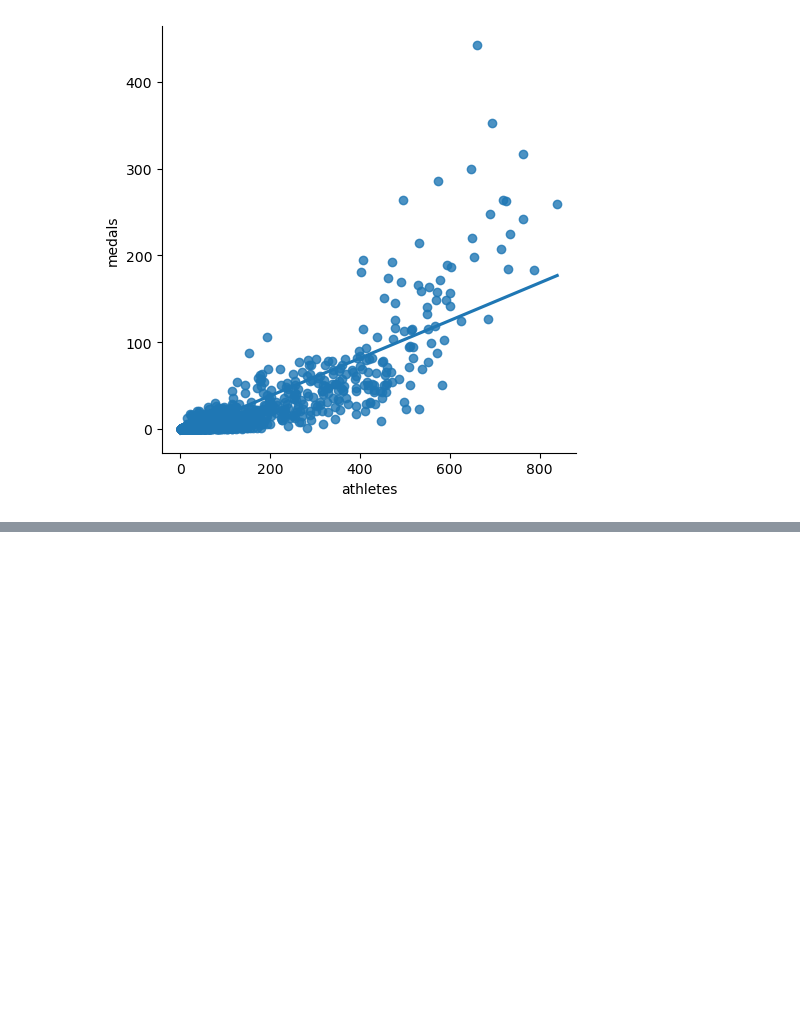
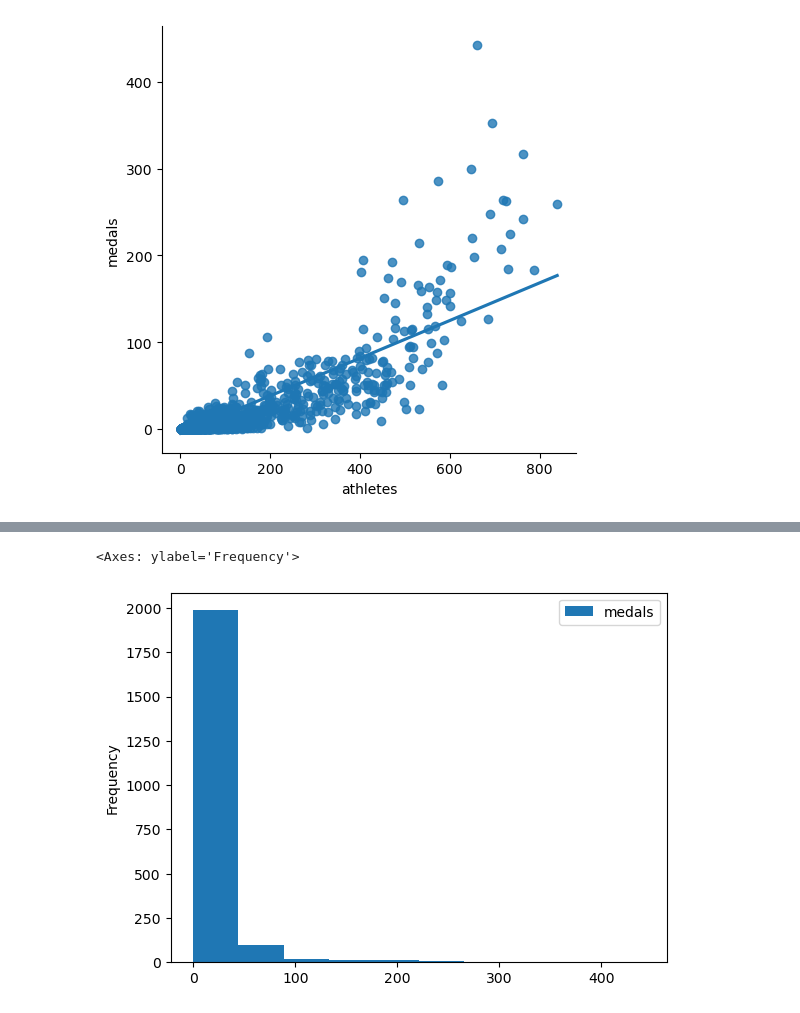
Before and after one commit to EroshBc/ML-Project-Gold-Medal-Prediction, a Jupyter notebook: Olypic Medal Prediction.ipynb, the cells around one changed output, grey strips where cells are left out. Drawn from its saved outputs; the diff is of its cells as text; code cells hidden in the pictures; blank space fills up the shorter version.

```diff
--- a/Olypic Medal Prediction.ipynb
+++ b/Olypic Medal Prediction.ipynb
@@ -94,0 +103,6 @@ sns.lmplot(x="athletes", y="medals", data = teams, fit_reg = True, ci = None)
+# %%
+#histogram to check how many countries won medals
+teams.plot.hist(y="medals")
+# %% [output]
+<Axes: ylabel='Frequency'>
+[figure, added]
```
Also changed, not shown: parts of 4 cells of this notebook.
